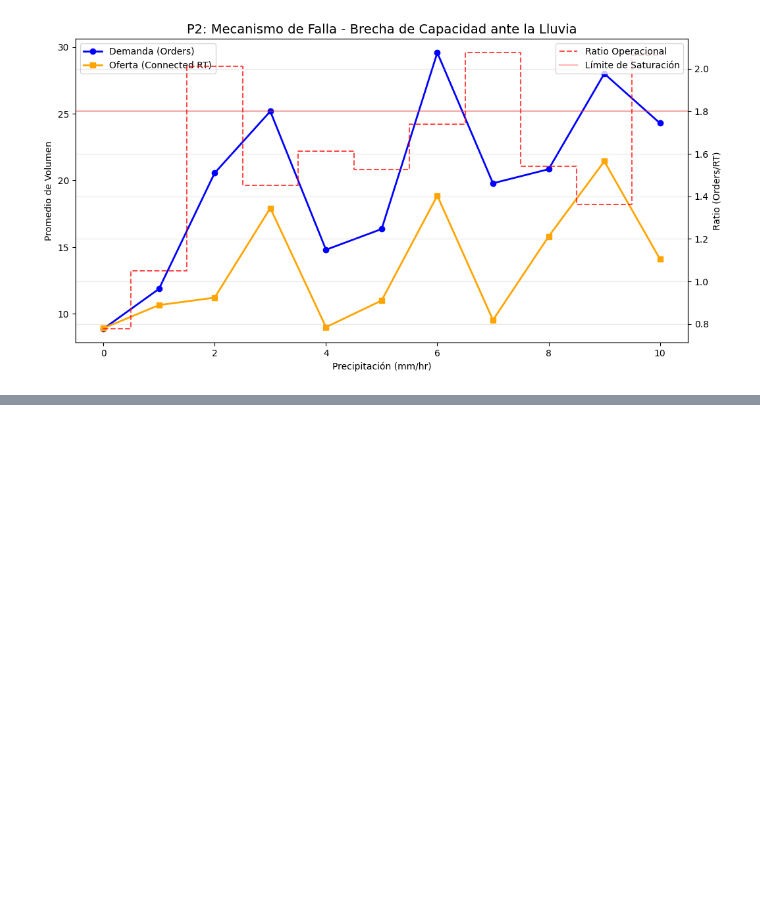
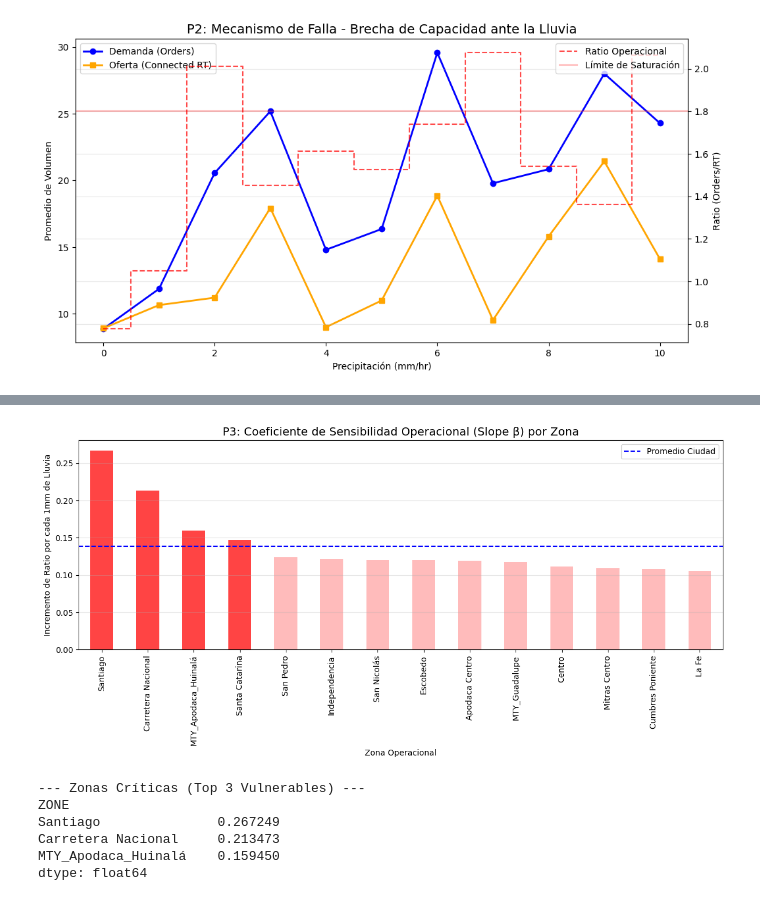
Before and after one commit to DiegoOLopez/rappi_delivery_case, a Jupyter notebook: notebooks/01_operational_diagnosis.ipynb, the cells around one changed output, grey strips where cells are left out. Saved outputs shown, nothing was run; the diff lists cells and outputs as text; code cells hidden in the pictures; blank space fills up the shorter version.

```diff
--- a/notebooks/01_operational_diagnosis.ipynb
+++ b/notebooks/01_operational_diagnosis.ipynb
@@ -121,0 +124,42 @@ Conclusión: El sistema colapsa por un "Demand Surge" (Sobrecarga de Demanda). L
+# %%
+from scipy.stats import linregress
+
+def get_slope(group):
+    # Solo se hace el calculo si hay variabilidad en la lluvia y registros suficientes
+    if group['PRECIPITATION_MM'].nunique() > 1 and len(group) > 2:
+        slope, intercept, r_value, p_value, std_err = linregress(group['PRECIPITATION_MM'], group['RATIO'])
+        return slope
+    return 0
+
+# 1. Aplicamos el groupby (corregido)
+sensibilidad_slopes = df.groupby('ZONE').apply(get_slope, include_groups=False).sort_values(ascending=False)
+
+# 2. Visualización
+import matplotlib.pyplot as plt
+
+plt.figure(figsize=(12, 6))
+# Corregido el hex color a 6 dígitos
+colors = ['#FF4444' if x > sensibilidad_slopes.mean() else '#FFBBBB' for x in sensibilidad_slopes]
+# Corregido el argumento 'color'
+sensibilidad_slopes.plot(kind='bar', color=colors)
+
+# Corregido el linestyle a '--'
+plt.axhline(y=sensibilidad_slopes.mean(), color='blue', linestyle='--', label='Promedio Ciudad')
+plt.title('P3: Coeficiente de Sensibilidad Operacional por Zona', fontsize=14)
+plt.ylabel('Incremento de Ratio por cada 1mm de Lluvia')
+plt.xlabel('Zona Operacional')
+plt.legend()
+plt.grid(axis='y', alpha=0.3)
+plt.tight_layout()
+plt.show()
+
+print("--- Zonas Críticas (3 Vulnerables) ---")
+print(sensibilidad_slopes.head(3))
+# %% [output]
+[figure, added]
+--- Zonas Críticas (Top 3 Vulnerables) ---
+ZONE
+Santiago               0.267249
+Carretera Nacional     0.213473
+MTY_Apodaca_Huinalá    0.159450
+dtype: float64
```
Also changed, not shown: parts of 4 cells of this notebook.
